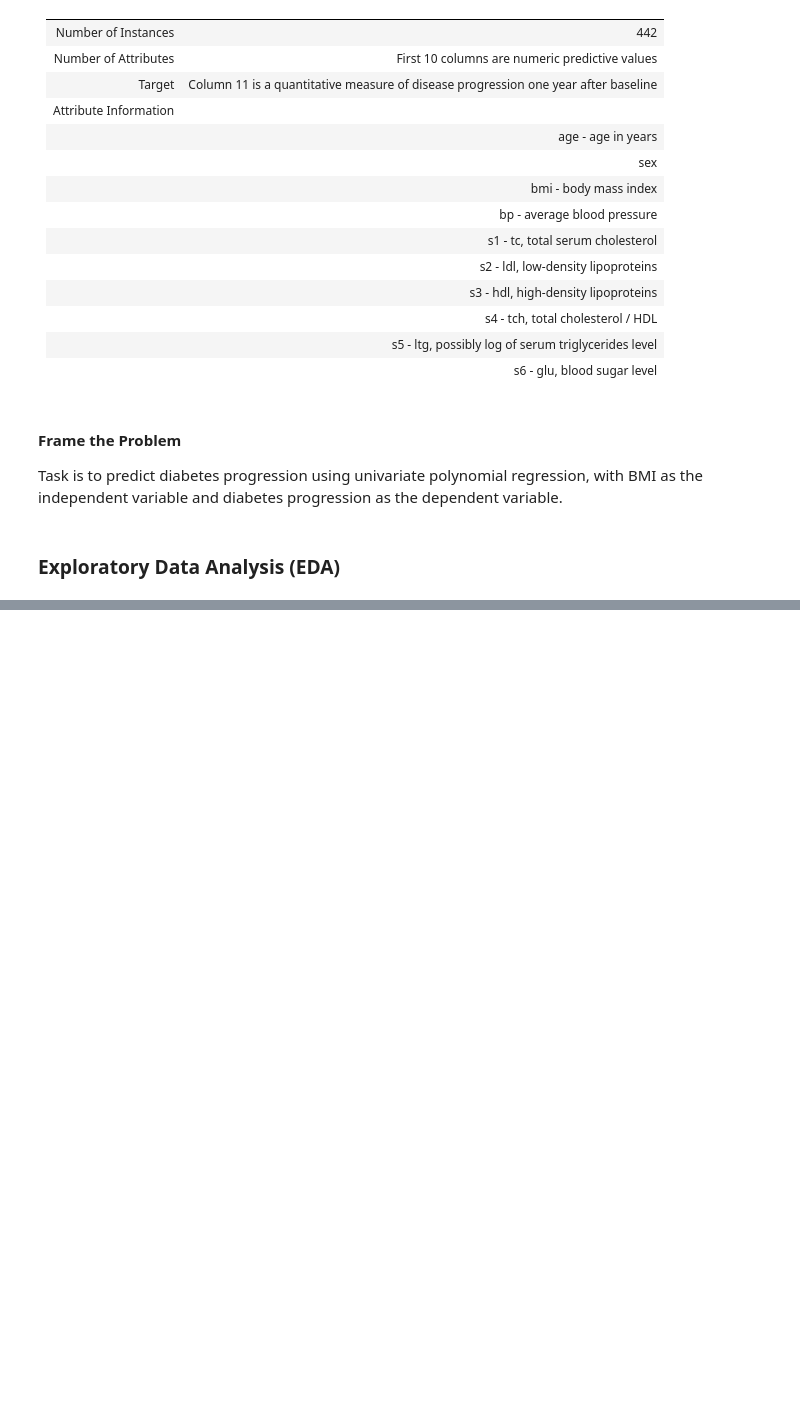
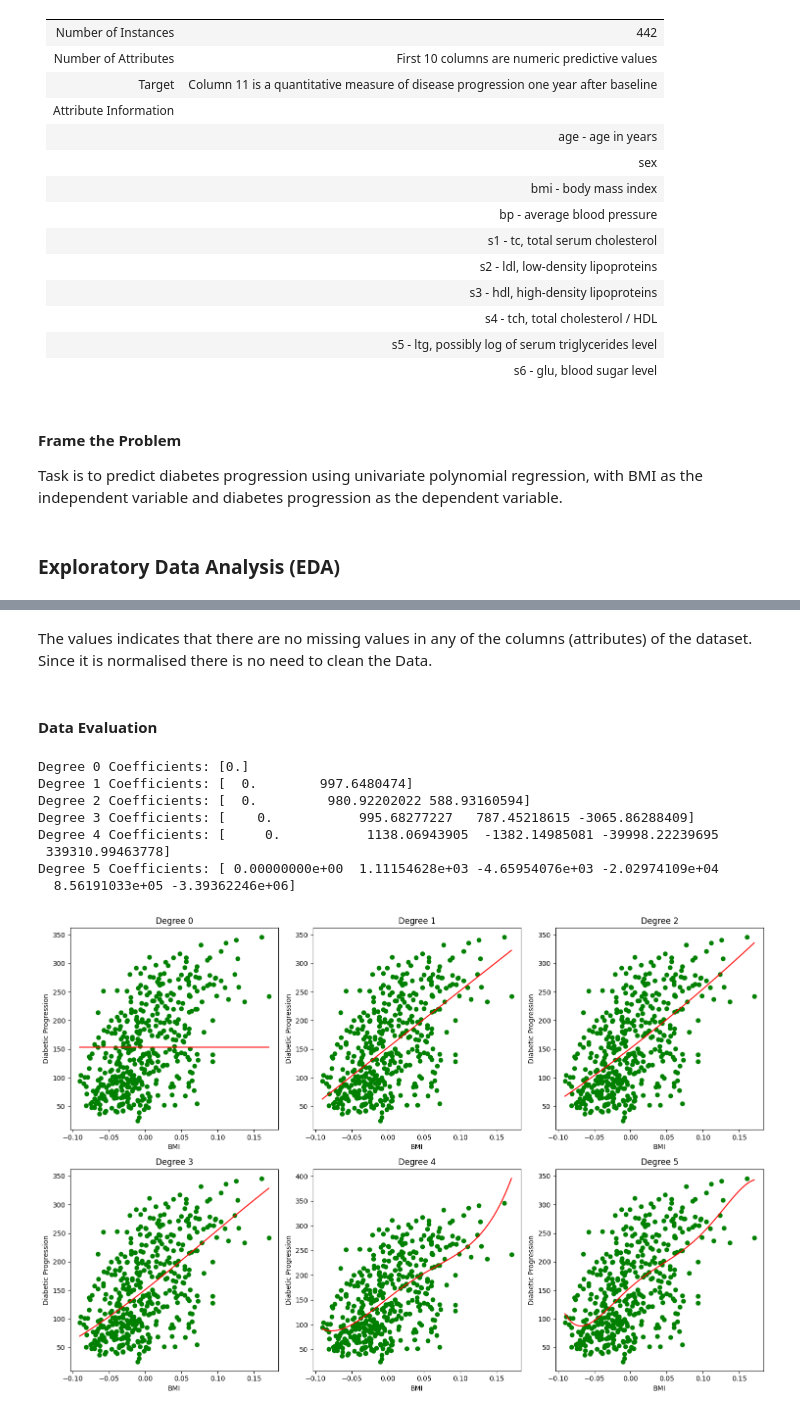
Before and after one commit to shireeshatn/CSCN8010-Labs, a Jupyter notebook: Polynomial Regression.ipynb, the cells around one changed output, grey strips where cells are left out. Saved outputs shown, nothing was run; the diff lists cells and outputs as text; code cells hidden in the pictures; blank space fills up the shorter version.

```diff
--- a/Polynomial Regression.ipynb
+++ b/Polynomial Regression.ipynb
@@ -57,0 +131,5 @@ df.head()
+# %% [markdown]
+
+The values indicates that there are no missing values in any of the columns (attributes) of the dataset. Since it is normalised there is no need to clean the Data.
+# %% [markdown]
+#### **Data Evaluation**
@@ -57,0 +139,71 @@ df.head()
+# %%
+X_train, X_temp, y_train, y_temp = train_test_split(X, y, test_size=0.3, random_state=42)
+
+# Split the remaining data into validation and test sets
+X_val, X_test, y_val, y_test = train_test_split(X_temp, y_temp, test_size=0.5, random_state=42)
+# %%
+
+# Assuming X is the BMI feature and y is the disease progression
+X = df['bmi'].values.reshape(-1, 1)
+y = data.target
+
+# Create empty lists to store the results
+degree_range = range(6)
+train_errors = []
+val_errors = []
+
+# Create a subplot for each degree
+fig, axs = plt.subplots(2, 3, figsize=(15, 10))
+axs = axs.flatten()
+
+for i, degree in enumerate(degree_range):
+    # Create polynomial features
+    poly = PolynomialFeatures(degree)
+    X_poly = poly.fit_transform(X)
+
+    # Split the data into train and validation sets
+    X_train, X_val, y_train, y_val = train_test_split(X_poly, y, test_size=0.15, random_state=42)
+
+    # Fit the model on the training data
+    model = LinearRegression()
+    model.fit(X_train, y_train)
+
+    # Predict on training and validation sets
+    y_train_pred = model.predict(X_train)
+    y_val_pred = model.predict(X_val)
+
+    # Calculate mean squared errors
+    train_error = mean_squared_error(y_train, y_train_pred)
+    val_error = mean_squared_error(y_val, y_val_pred)
+
+    # Append errors to the lists
+    train_errors.append(train_error)
+    val_errors.append(val_error)
+
+    # Print the coefficients for each degree
+    print(f"Degree {degree} Coefficients: {model.coef_}")
+
+    # Plotting the fitted curve
+    X_plot = np.linspace(X.min(), X.max(), 100).reshape(-1, 1)
+    X_plot_poly = poly.transform(X_plot)
+    y_plot = model.predict(X_plot_poly)
+
+    axs[i].scatter(X, y, label='Actual Data', color='green')
+    axs[i].plot(X_plot, y_plot, label=f'Degree {degree} Fit', color='red')
+    axs[i].set_title(f'Degree {degree}')
+    axs[i].set_xlabel('BMI')
+    axs[i].set_ylabel('Diabetic Progression')
+
+# Display the plots
+plt.tight_layout()
+plt.show()
+# %% [output]
+Degree 0 Coefficients: [0.]
+Degree 1 Coefficients: [  0.        997.6480474]
+Degree 2 Coefficients: [  0.         980.92202022 588.93160594]
+Degree 3 Coefficients: [    0.           995.68277227   787.45218615 -3065.86288409]
+Degree 4 Coefficients: [     0.           1138.06943905  -1382.14985081 -39998.22239695
+ 339310.99463778]
+Degree 5 Coefficients: [ 0.00000000e+00  1.11154628e+03 -4.65954076e+03 -2.02974109e+04
+  8.56191033e+05 -3.39362246e+06]
+[figure, added]
```
Also changed, not shown: parts of 22 cells of this notebook.
